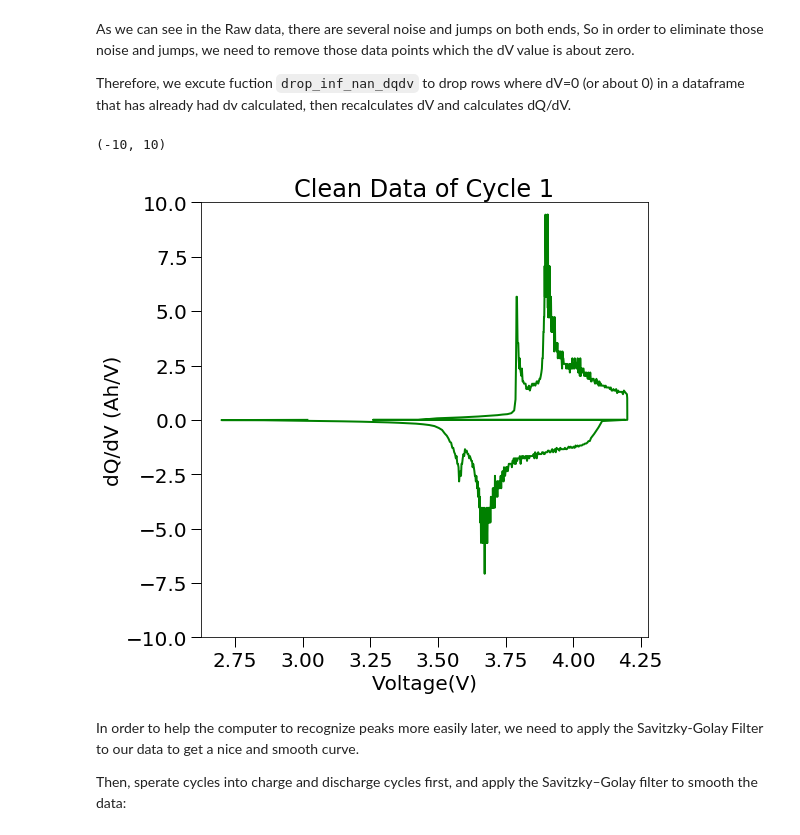
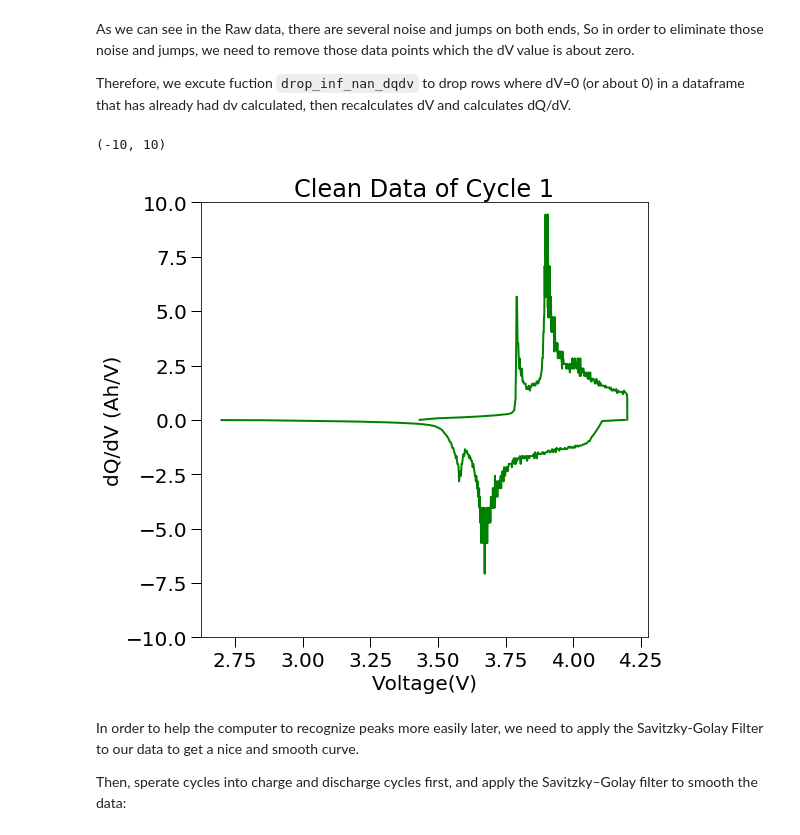
Before and after one commit to nicolet5/DiffCapAnalyzer, a Jupyter notebook: examples/Detailed_Steps_Example.ipynb, the cells around one changed output. Drawn from its saved outputs; the diff is of its cells as text; code cells hidden in the pictures.

```diff
--- a/examples/Detailed_Steps_Example.ipynb
+++ b/examples/Detailed_Steps_Example.ipynb
@@ -35,17 +36,13 @@ datatype = 'ARBIN'
 ### Data Cleaning
 First, we import the raw data of cycle 1
 # %%
-raw_df = ccf.load_sep_cycles(base_filename, database, datatype)
-#raw_df_sort = raw_df[1].sort_values('Voltage(V)')
+raw_data = ccf.load_sep_cycles(base_filename, database, datatype)
+raw_df = raw_data[1]
+# user can change the index of raw_df to see other cycles
 
 fig1 = plt.figure(figsize = (8,8), facecolor = 'w', edgecolor= 'k')
 
-# create the color map based off of the max value in the cycle index column
-#colors = matplotlib.cm.Greys(np.linspace(0.3, 1, int(max(raw_df['Cycle_Index']))))
-
-# change the index of raw_df to see other cycles
-plt.plot(raw_df[1]['Voltage(V)'], raw_df[1]['dQ/dV'], c = 'black', linewidth = 2, label = 'Raw Cycle Data')
-#plt.plot(raw_df_sort['Voltage(V)'], raw_df_sort['dQ/dV'], c = 'black', linewidth = 2, label = 'Raw Cycle Data')
+plt.plot(raw_df['Voltage(V)'], raw_df['dQ/dV'], c = 'black', linewidth = 2, label = 'Raw Cycle Data')
 
 plt.ylabel('dQ/dV (Ah/V)', fontsize =20)
 plt.xlabel('Voltage(V)', fontsize = 20)
@@ -58,7 +55,7 @@ plt.title('Raw Data of Cycle 1', fontsize = 24)
 plt.ylim(-10,10)
 
 # Uncomment the following line if you would like to save the plot.
-# plt.savefig(fname = 'MyExampleCycle.png', bbox_inches='tight', dpi = 600)
+# plt.savefig(fname = 'MyExampleCycle_Raw Data.png', bbox_inches='tight', dpi = 600)
 # %% [output]
 (-10, 10)
 [figure]
@@ -68,34 +65,35 @@ As we can see in the Raw data, there are several noise and jumps on both ends, S
 
 Therefore, we excute fuction `drop_inf_nan_dqdv` to drop rows where dV=0 (or about 0) in a dataframe that has already had dv calculated, then recalculates dV and calculates dQ/dV.
 # %%
-rawdf = ccf.init_columns(raw_df[1], datatype)
+rawdf = ccf.init_columns(raw_df, datatype)
 rawdf1 = ccf.calc_dq_dqdv(rawdf, datatype)
 clean_df = ccf.drop_inf_nan_dqdv(rawdf1, datatype)
 
+# Clean charge and discharge cycles separately:
+charge, discharge = ccf.sep_char_dis(clean_df, datatype)
+charge = ccf.clean_charge_discharge_separately(charge, datatype)
+discharge = ccf.clean_charge_discharge_separately(discharge, datatype)
+
 fig2 = plt.figure(figsize = (8,8), facecolor = 'w', edgecolor= 'k')
 
-# create the color map based off of the max value in the cycle index column
-colors = matplotlib.cm.Greys(np.linspace(0.3, 1, int(max(clean_df['Cycle_Index']))))
+plt.plot(charge['Voltage(V)'], charge['dQ/dV'], c = 'green', linewidth = 2, label = 'Clean Charge Cycle Data')
+plt.plot(discharge['Voltage(V)'], discharge['dQ/dV'], c = 'green', linewidth = 2, label = 'Clean Dishcarge Cycle Data')
 
-plt.plot(clean_df['Voltage(V)'], clean_df['dQ/dV'], c = 'green', linewidth = 2, label = 'Clean Cycle Data')
-
-# plt.legend()
-# leg = plt.legend(loc = 'upper right', fontsize = 14)
 plt.ylabel('dQ/dV (Ah/V)', fontsize =20)
 plt.xlabel('Voltage(V)', fontsize = 20)
 plt.xticks(fontsize = 20)
 plt.yticks(fontsize = 20)
 plt.tick_params(size = 10, width = 1)
 plt.title('Clean Data of Cycle 1', fontsize = 24)
 
 # plt.xlim(0, 4)
 plt.ylim(-10,10)
 
 # Uncomment the following line if you would like to save the plot.
-# plt.savefig(fname = 'MyExampleCycle.png', bbox_inches='tight', dpi = 600)
+# plt.savefig(fname = 'MyExampleCycle-Clean Data.png', bbox_inches='tight', dpi = 600)
 # %% [output]
 (-10, 10)
-[figure, old version]
+[figure, new version]
 # %% [markdown]
 In order to help the computer to recognize peaks more easily later, we need to apply the Savitzky-Golay Filter to  our data to get a nice and smooth curve.
 
```
Also changed, not shown: parts of 7 cells of this notebook, 1 other file.
